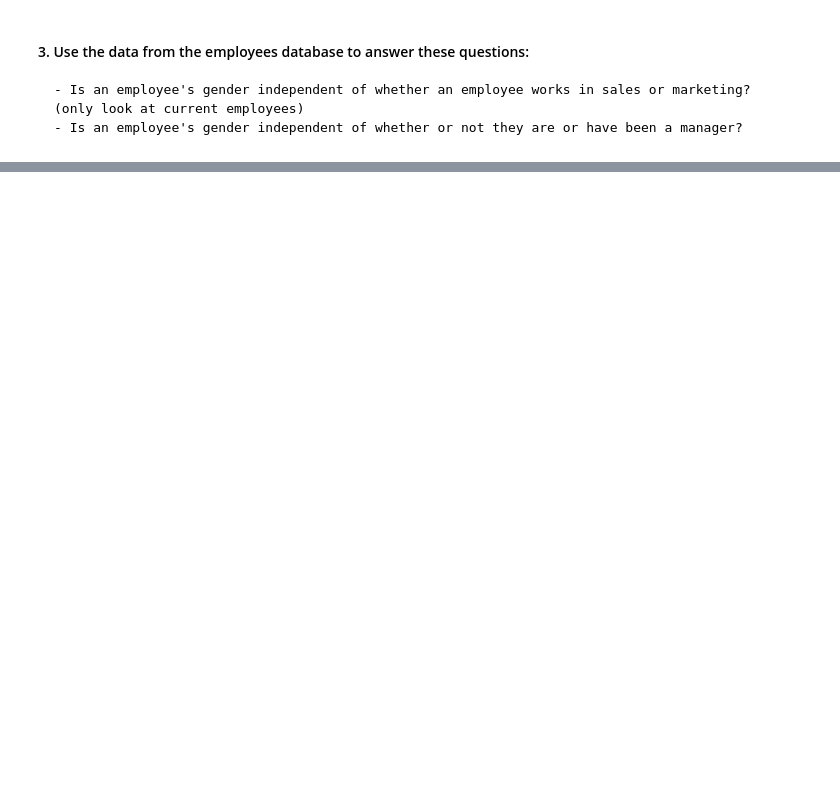
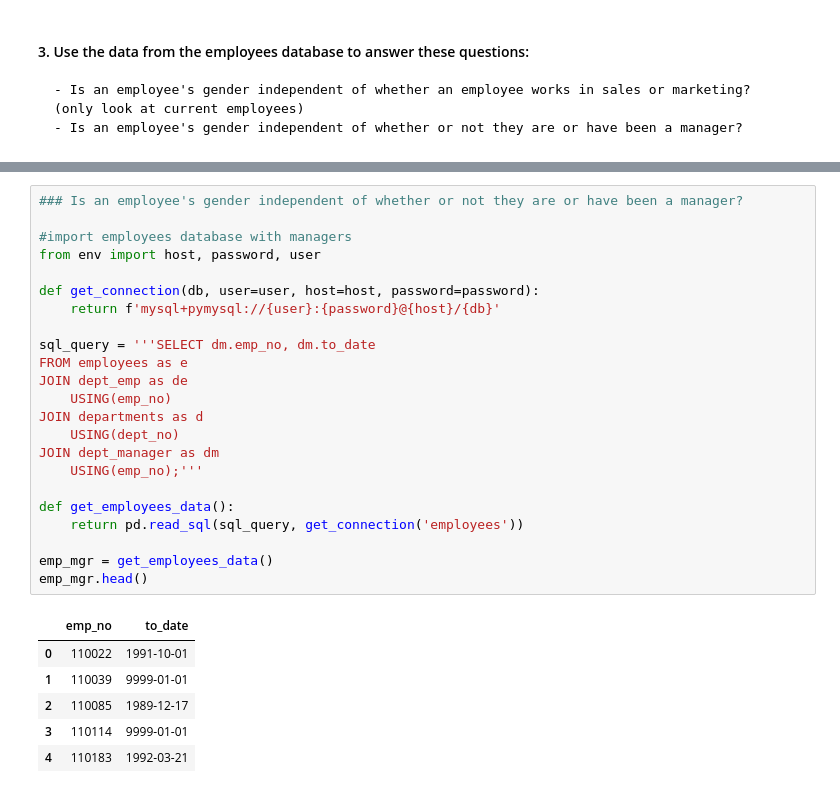
Before and after one commit to Brandon-Martinez27/statistics-exercises, a Jupyter notebook: hypothesis_testing.ipynb, the cells around one changed output, grey strips where cells are left out. Saved outputs shown, nothing was run; the diff lists cells and outputs as text; blank space fills up the shorter version.

```diff
--- a/hypothesis_testing.ipynb
+++ b/hypothesis_testing.ipynb
@@ -793,0 +890,30 @@ observed
+# %%
+### Is an employee's gender independent of whether or not they are or have been a manager?
+
+#import employees database with managers
+from env import host, password, user
+
+def get_connection(db, user=user, host=host, password=password):
+    return f'mysql+pymysql://{user}:{password}@{host}/{db}'
+
+sql_query = '''SELECT dm.emp_no, dm.to_date
+FROM employees as e
+JOIN dept_emp as de
+	USING(emp_no)
+JOIN departments as d
+	USING(dept_no)
+JOIN dept_manager as dm
+	USING(emp_no);'''
+
+def get_employees_data():
+    return pd.read_sql(sql_query, get_connection('employees'))
+
+emp_mgr = get_employees_data()
+emp_mgr.head()
+# %% [output]
+|  | emp_no | to_date |
+| 0 | 110022 | 1991-10-01 |
+| 1 | 110039 | 9999-01-01 |
+| 2 | 110085 | 1989-12-17 |
+| 3 | 110114 | 9999-01-01 |
+| 4 | 110183 | 1992-03-21 |
```
Also changed, not shown: parts of 22 cells of this notebook.
